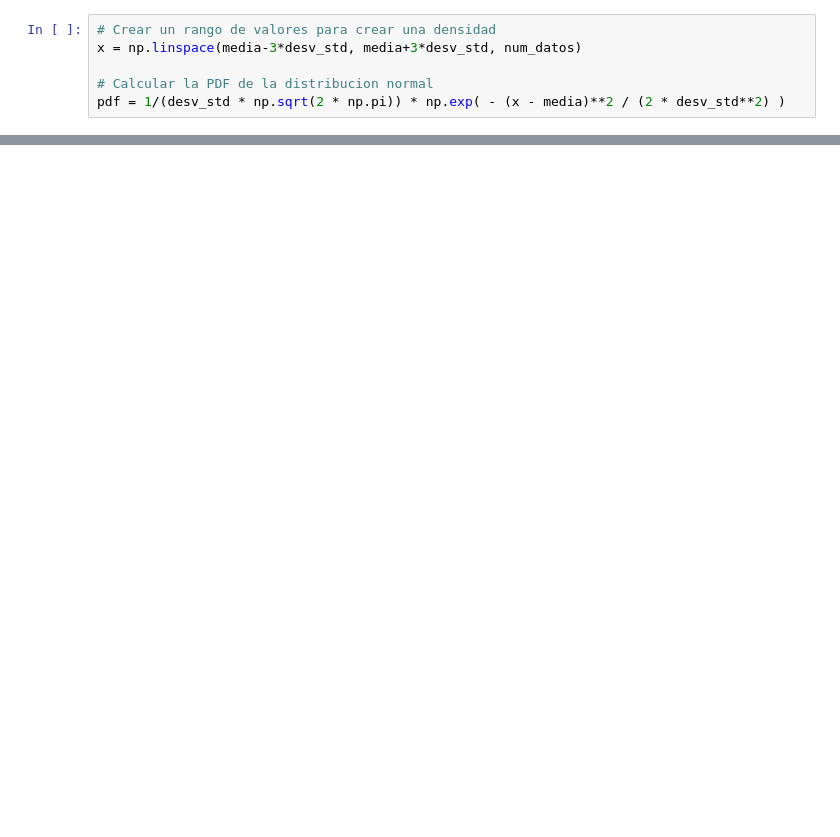
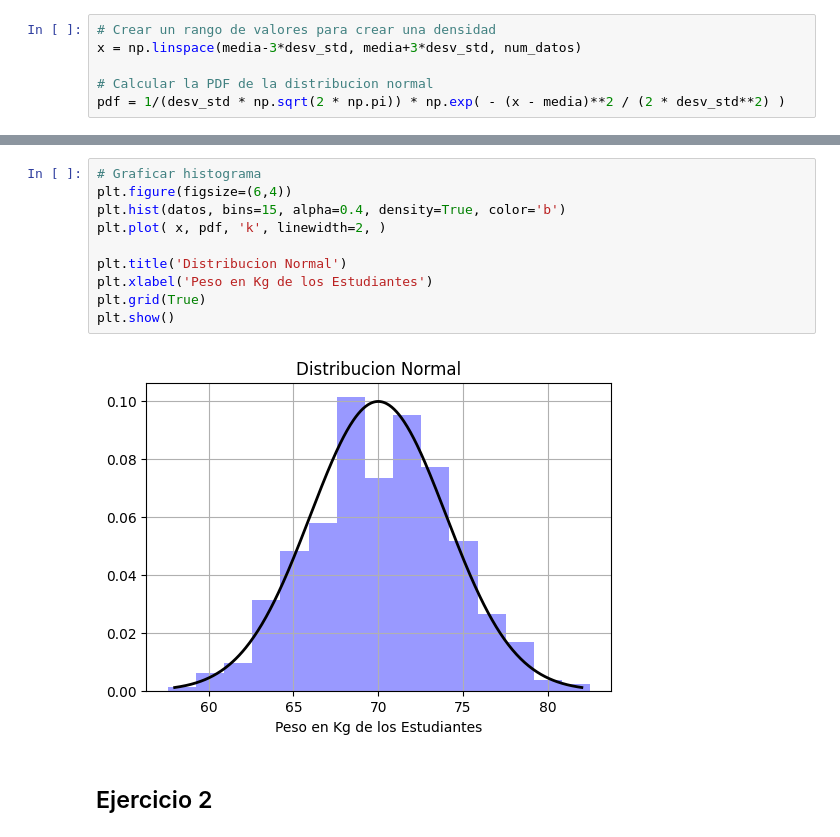
Before and after one commit to EfrenOlivasITD/PyE, a Jupyter notebook: UIVEjercicioI.ipynb, the cells around one changed output, grey strips where cells are left out. Drawn from its saved outputs; the diff is of its cells as text; blank space fills up the shorter version.

```diff
--- a/UIVEjercicioI.ipynb
+++ b/UIVEjercicioI.ipynb
@@ -69,0 +95,14 @@ plt.show()
+# %%
+# Graficar histograma
+plt.figure(figsize=(6,4))
+plt.hist(datos, bins=15, alpha=0.4, density=True, color='b')
+plt.plot( x, pdf, 'k', linewidth=2, )
+
+plt.title('Distribucion Normal')
+plt.xlabel('Peso en Kg de los Estudiantes')
+plt.grid(True)
+plt.show()
+# %% [output]
+[figure, added]
+# %% [markdown]
+## Ejercicio 2
```
Also changed, not shown: parts of 10 cells of this notebook.
